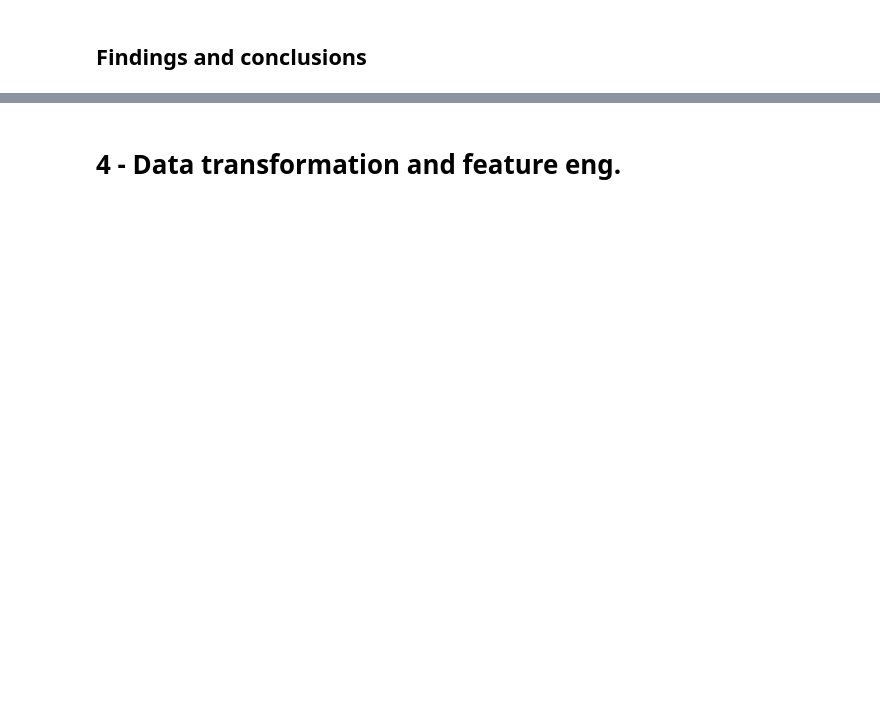
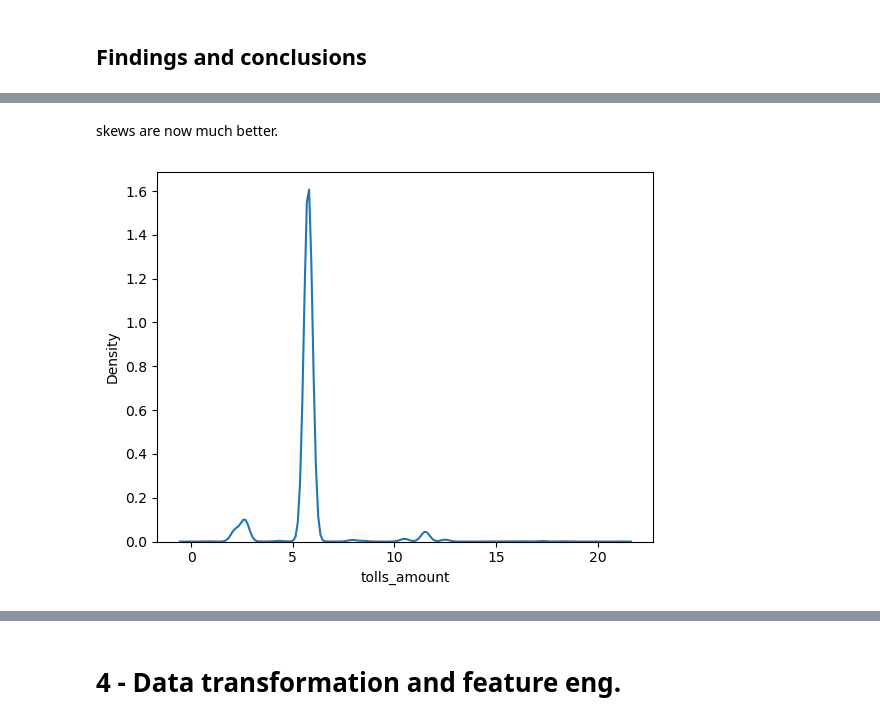
Before and after one commit to Abdullah204/Farecast, a Jupyter notebook: Milestone_1/M1_MET_49-2554_2_8-18.ipynb, the cells around one changed output, grey strips where cells are left out. Drawn from its saved outputs; the diff is of its cells as text; code cells hidden in the pictures; blank space fills up the shorter version.

```diff
--- a/Milestone_1/M1_MET_49-2554_2_8-18.ipynb
+++ b/Milestone_1/M1_MET_49-2554_2_8-18.ipynb
@@ -644,0 +867,7 @@ This ends handling null values.
+# %% [markdown]
+skews are now much better.
+# %%
+sns.kdeplot(imputed_tolled_rides)
+plt.show()
+# %% [output]
+[figure, added]
```
Also changed, not shown: parts of 87 cells of this notebook, 1 other file.
